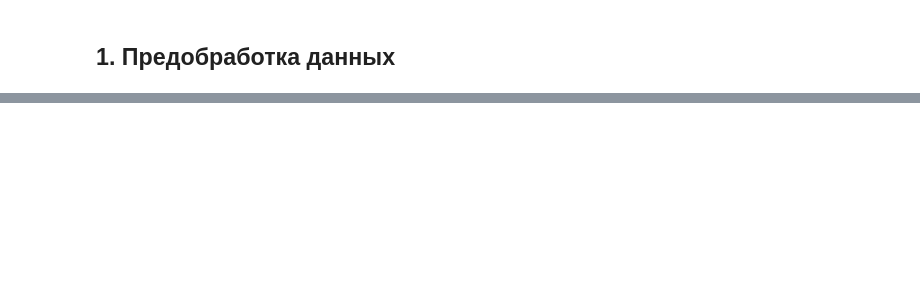
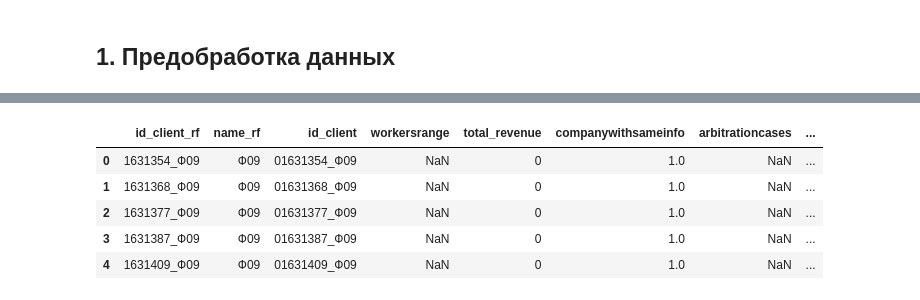
Before and after one commit to abakhmetev/Hackathon_RTK, a Jupyter notebook: Hakaton_Anton.ipynb, the cells around one changed output, grey strips where cells are left out. Cells and saved outputs as stored; diff of their text form; code cells hidden in the pictures; blank space fills up the shorter version.

```diff
--- a/Hakaton_Anton.ipynb
+++ b/Hakaton_Anton.ipynb
@@ -7,8 +7,17 @@ import seaborn as sns
 import numpy as np
 from scipy import stats as st
 # %%
-address_client = pd.read_csv(r'C:\WORK\STUDY\GIT\Данные для хакатона\address_client.csv', encoding = "utf-8", on_bad_lines='skip')
-base_info_client = pd.read_csv(r'C:\WORK\STUDY\GIT\Данные для хакатона\base_info_client.csv', encoding = "utf-8")
-final_list = pd.read_csv(r'C:\WORK\STUDY\GIT\Данные для хакатона\final_list.csv', encoding = "utf-8")
-okved_industry_client = pd.read_csv(r'C:\WORK\STUDY\GIT\Данные для хакатона\okved_industry_client.csv', encoding = "utf-8")
-sales = pd.read_excel(r'C:\WORK\STUDY\GIT\Данные для хакатона\sales.xlsx')
+# address_client = pd.read_csv(r'C:\WORK\STUDY\GIT\Данные для хакатона\address_client.csv', encoding = "utf-8", on_bad_lines='skip',
+# names=['id_client_rf', 'address', 'flag_provider', 'nflag_have_free_ports', 'tech_name', 'latitude', 'longitude'])
+
+# base_info_client = pd.read_csv(r'C:\WORK\STUDY\GIT\Данные для хакатона\base_info_client.csv', encoding = "utf-8",
+# names=['id_client_rf', 'name_rf', 'id_client', 'workersrange', 'total_revenue', 'companywithsameinfo', 'arbitrationcases',
+# 'datefirstreg', 'flag_site', 'flag_business_center', 'flag_resident', 'date_actual_data', 'flag_vk'], parse_dates=['datefirstreg','date_actual_data'])
+
+# final_list = pd.read_csv(r'C:\WORK\STUDY\GIT\Данные для хакатона\final_list.csv', encoding = "utf-8", names=['id_client_rf'])
+
+# okved_industry_client = pd.read_csv(r'C:\WORK\STUDY\GIT\Данные для хакатона\okved_industry_client.csv', encoding = "utf-8",
+# names = ['id_client_rf', 'Code_okved', 'Name_okved', 'Type_okved', 'Industry'])
+
+sales = pd.read_excel(r'C:\WORK\STUDY\GIT\Данные для хакатона\sales.xlsx',
+names = ['month_sale', 'day_sale', 'id_client_rf', 'sale_size'])
@@ -14,0 +93,10 @@ sales = pd.read_excel(r'C:\WORK\STUDY\GIT\Данные для хакатона\s
+# %%
+# 2. base_info_client
+base_info_client.head()
+# %% [output]
+|  | id_client_rf | name_rf | id_client | workersrange | total_revenue | companywithsameinfo | arbitrationcases | ... |
+| 0 | 1631354_Ф09 | Ф09 | 01631354_Ф09 | NaN | 0 | 1.0 | NaN | ... |
+| 1 | 1631368_Ф09 | Ф09 | 01631368_Ф09 | NaN | 0 | 1.0 | NaN | ... |
+| 2 | 1631377_Ф09 | Ф09 | 01631377_Ф09 | NaN | 0 | 1.0 | NaN | ... |
+| 3 | 1631387_Ф09 | Ф09 | 01631387_Ф09 | NaN | 0 | 1.0 | NaN | ... |
+| 4 | 1631409_Ф09 | Ф09 | 01631409_Ф09 | NaN | 0 | 1.0 | NaN | ... |
```
Also changed, not shown: parts of 14 cells of this notebook, 3 other files.
